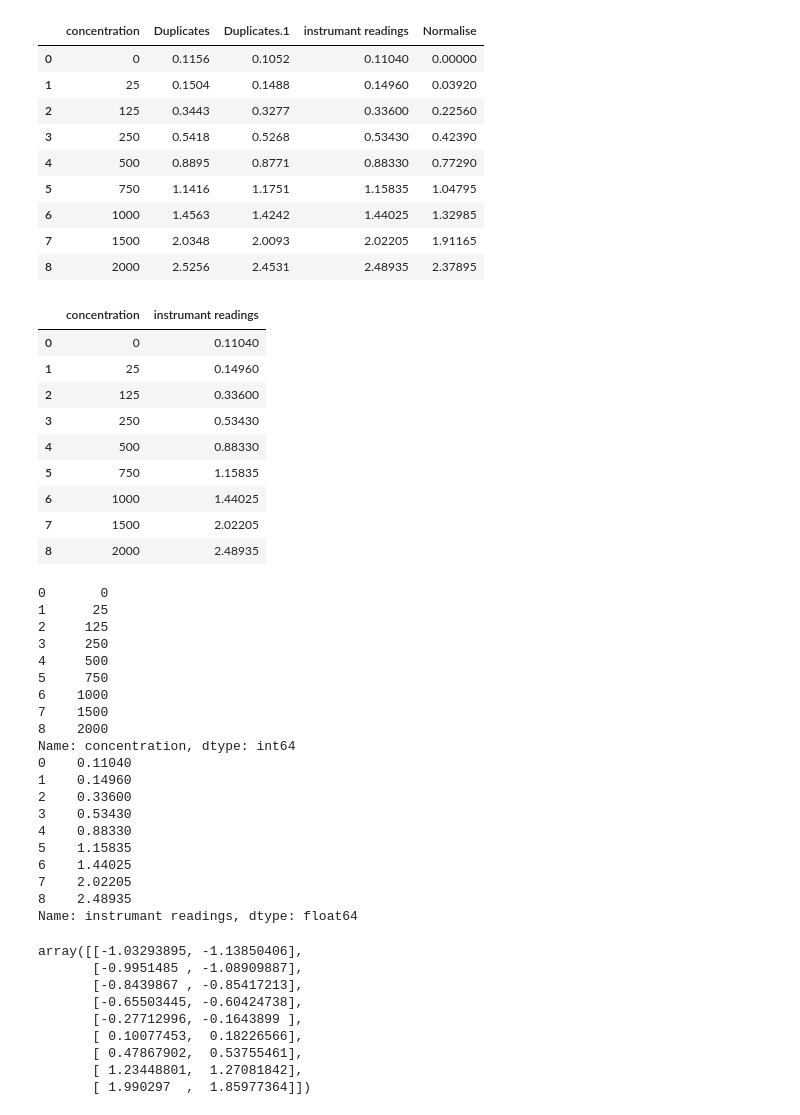
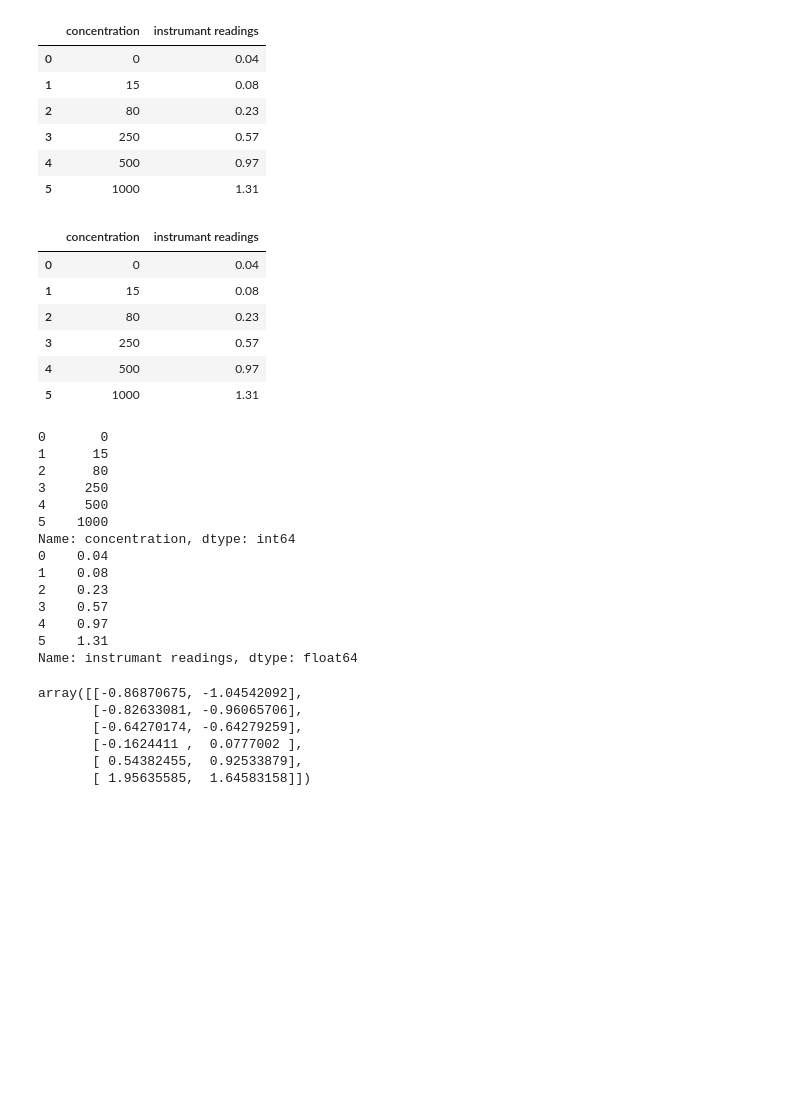
Before and after one commit to tofighi/Public, a Jupyter notebook: concentration.ipynb, the cells around one changed output. Saved outputs shown, nothing was run; the diff lists cells and outputs as text; code cells hidden in the pictures; blank space fills up the shorter version.

```diff
--- a/concentration.ipynb
+++ b/concentration.ipynb
@@ -11,39 +11,33 @@ from sklearn.linear_model import LinearRegression
 from sklearn.metrics import mean_squared_error
 from sklearn.preprocessing import StandardScaler
 # %%
-df = pd.read_csv('https://raw.githubusercontent.com/tofighi/Public/master/data/data.csv')
-#df = pd.read_csv('https://raw.githubusercontent.com/tofighi/Public/master/data/01.csv')
+#df = pd.read_csv('https://raw.githubusercontent.com/tofighi/Public/master/data/data.csv')
+df = pd.read_csv('https://raw.githubusercontent.com/tofighi/Public/master/data/01.csv')
 #df = pd.read_csv('https://raw.githubusercontent.com/tofighi/Public/master/data/02.csv')
 #df = pd.read_csv('https://raw.githubusercontent.com/tofighi/Public/master/data/03.csv')
 #df = pd.read_csv('https://raw.githubusercontent.com/tofighi/Public/master/data/04.csv')
 #df = pd.read_csv('https://raw.githubusercontent.com/tofighi/Public/master/data/05.csv')
 
 df
 # %% [output]
-|  | concentration | Duplicates | Duplicates.1 | instrumant readings | Normalise |
-| 0 | 0 | 0.1156 | 0.1052 | 0.11040 | 0.00000 |
-| 1 | 25 | 0.1504 | 0.1488 | 0.14960 | 0.03920 |
-| 2 | 125 | 0.3443 | 0.3277 | 0.33600 | 0.22560 |
-| 3 | 250 | 0.5418 | 0.5268 | 0.53430 | 0.42390 |
-| 4 | 500 | 0.8895 | 0.8771 | 0.88330 | 0.77290 |
-| 5 | 750 | 1.1416 | 1.1751 | 1.15835 | 1.04795 |
-| 6 | 1000 | 1.4563 | 1.4242 | 1.44025 | 1.32985 |
-| 7 | 1500 | 2.0348 | 2.0093 | 2.02205 | 1.91165 |
-| 8 | 2000 | 2.5256 | 2.4531 | 2.48935 | 2.37895 |
+|  | concentration | instrumant readings |
+| 0 | 0 | 0.04 |
+| 1 | 15 | 0.08 |
+| 2 | 80 | 0.23 |
+| 3 | 250 | 0.57 |
+| 4 | 500 | 0.97 |
+| 5 | 1000 | 1.31 |
 # %%
 df2 = df[['concentration','instrumant readings']]
 df2
 # %% [output]
 |  | concentration | instrumant readings |
-| 0 | 0 | 0.11040 |
-| 1 | 25 | 0.14960 |
-| 2 | 125 | 0.33600 |
-| 3 | 250 | 0.53430 |
-| 4 | 500 | 0.88330 |
-| 5 | 750 | 1.15835 |
-| 6 | 1000 | 1.44025 |
-| 7 | 1500 | 2.02205 |
-| 8 | 2000 | 2.48935 |
+| 0 | 0 | 0.04 |
+| 1 | 15 | 0.08 |
+| 2 | 80 | 0.23 |
+| 3 | 250 | 0.57 |
+| 4 | 500 | 0.97 |
+| 5 | 1000 | 1.31 |
 # %%
 def p(x):
     return 6*x**5 - 2*x**4 +3 * x**2 + 2 * x + 1
@@ -66,24 +62,18 @@ ys = df2['instrumant readings']
 print(ys)
 # %% [output]
 0       0
-1      25
-2     125
+1      15
+2      80
 3     250
 4     500
-5     750
-6    1000
-7    1500
-8    2000
+5    1000
 Name: concentration, dtype: int64
-0    0.11040
-1    0.14960
-2    0.33600
-3    0.53430
-4    0.88330
-5    1.15835
-6    1.44025
-7    2.02205
-8    2.48935
+0    0.04
+1    0.08
+2    0.23
+3    0.57
+4    0.97
+5    1.31
 Name: instrumant readings, dtype: float64
 # %%
 scaler = StandardScaler()
@@ -91,13 +81,10 @@ scaler.fit(df2)
 df2_norm=scaler.transform(df2)
 df2_norm
 # %% [output]
-array([[-1.03293895, -1.13850406],
-       [-0.9951485 , -1.08909887],
-       [-0.8439867 , -0.85417213],
-       [-0.65503445, -0.60424738],
-       [-0.27712996, -0.1643899 ],
-       [ 0.10077453,  0.18226566],
-       [ 0.47867902,  0.53755461],
-       [ 1.23448801,  1.27081842],
-       [ 1.990297  ,  1.85977364]])
+array([[-0.86870675, -1.04542092],
+       [-0.82633081, -0.96065706],
+       [-0.64270174, -0.64279259],
+       [-0.1624411 ,  0.0777002 ],
+       [ 0.54382455,  0.92533879],
+       [ 1.95635585,  1.64583158]])
 # %%
```
Also changed, not shown: parts of 13 cells of this notebook.
